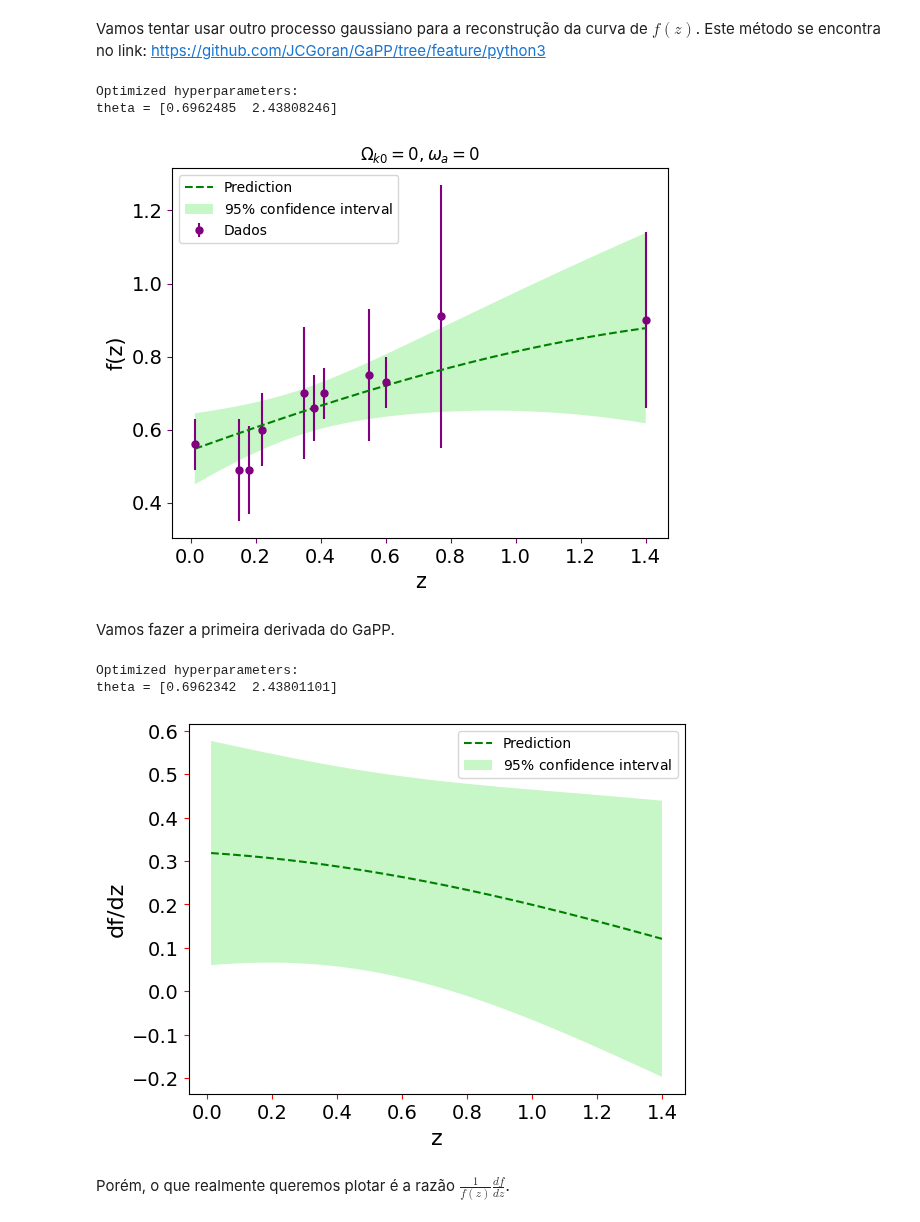
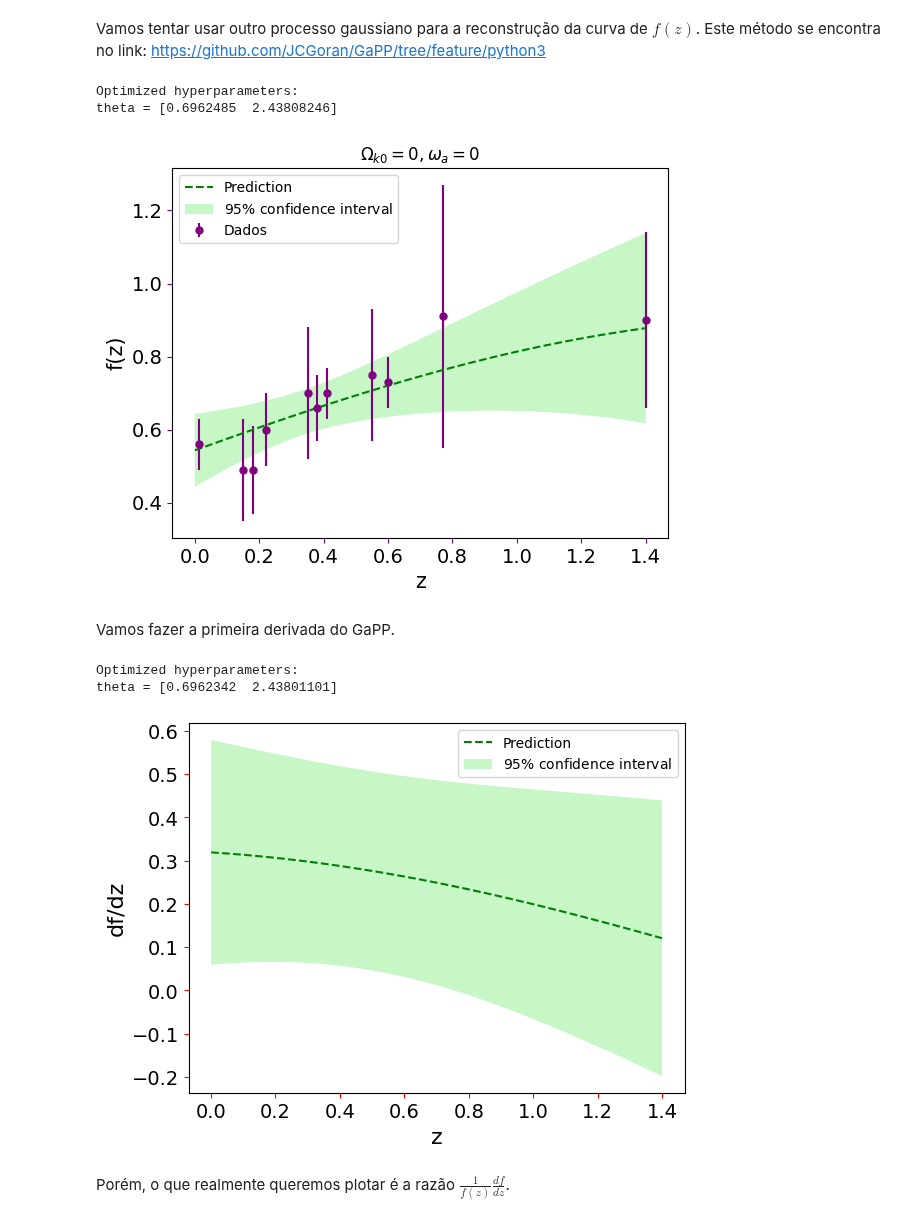
Before and after one commit to fernanda0402/Doutorado, a Jupyter notebook: Taxa_de_crescimento_GP.ipynb, the cells around one changed output. Drawn from its saved outputs; the diff is of its cells as text; code cells hidden in the pictures.

```diff
--- a/Taxa_de_crescimento_GP.ipynb
+++ b/Taxa_de_crescimento_GP.ipynb
@@ -271,8 +220,8 @@ y_gapp = f_gapp
 e = sig_f
 
 # xmin, xmax and nstar are interpreted as two-dimensional vectors
-xmin = min(x_gapp)
-xmax = max(x_gapp)
+xmin = 0
+xmax = 1.4
 nstar = 1000
 
 # initial values of the hyperparameters of the squared-exponential covariance function
@@ -291,34 +240,34 @@ sigma  = rec[:, 2]
 
 y_pred_95_less = y_pred - 1.9600*sigma
 y_pred_95_plus = y_pred + 1.9600*sigma
 
 # Plot the function, the prediction and the 95% confidence interval
 plt.figure()
 plt.tick_params(labelsize=14, color='purple')
 plt.errorbar(x_gapp, y_gapp, e, fmt='r.', color='purple', markersize=10, label='Dados')
 plt.plot(xi, y_pred, color = 'green', label='Prediction', linestyle="--")
 plt.fill(np.concatenate([xi, xi[::-1]]),
          np.concatenate([y_pred - 1.9600 * sigma,
                         (y_pred + 1.9600 * sigma)[::-1]]),
          alpha=.5, color = 'lightgreen', ec='None', label=r'$95\%$ confidence interval')
 
 # legenda, label e título
 plt.xlabel('z', fontsize=15)
 plt.ylabel('f(z)', fontsize=15)
 plt.legend(loc='best')
 plt.title('$\Omega_{k0} = 0, \omega_a = 0$')
 plt.show()
 
 # salvando os dados reconstruídos
 
 H = xi, y_pred, sigma
 np.savetxt('fz_recon.dat', np.transpose(H), delimiter='\t')
 #from google.colab import files
 #files.download("fz_recon.dat")
 # %% [output]
 Optimized hyperparameters:
 theta = [0.6962485  2.43808246]
-[figure, old version]
+[figure, new version]
 # %% [markdown]
 Vamos fazer a primeira derivada do GaPP.
 # %%
@@ -338,8 +287,8 @@ x_gapp = z_gapp
 y_gapp = f_gapp
 e = sig_f
 
-xmin = min(x_gapp)
-xmax = max(x_gapp)
+xmin = 0
+xmax = 1.4
 nstar = 1000
 
 # initial values of the hyperparameters
@@ -385,7 +334,7 @@ np.savetxt('dfz_recon.dat', np.transpose(dH), delimiter='\t')
 # %% [output]
 Optimized hyperparameters:
 theta = [0.6962342  2.43801101]
-[figure, old version]
+[figure, new version]
 # %% [markdown]
 Porém, o que realmente queremos plotar é a razão $\frac{1}{f(z)} \frac{df}{dz}$.
 # %%
```
Also changed, not shown: parts of 6 cells of this notebook.
